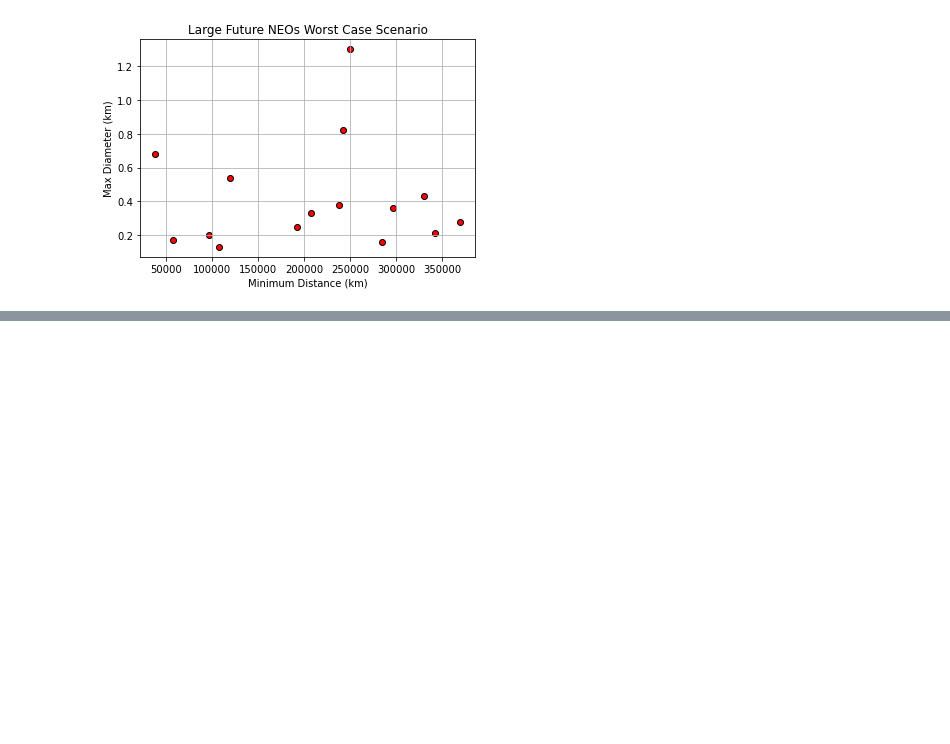
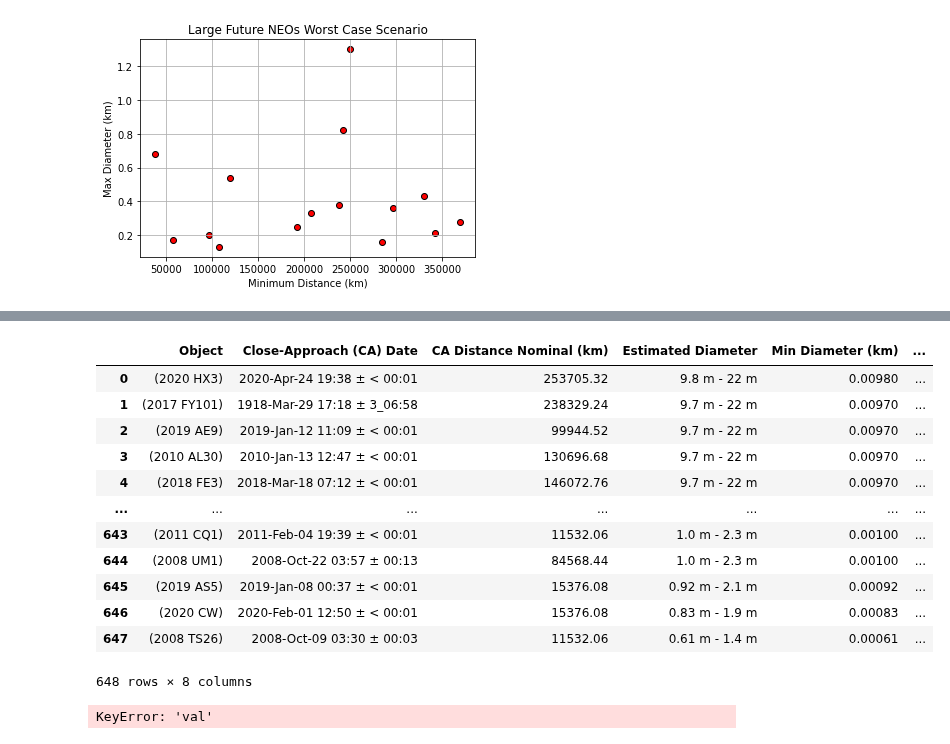
Before and after one commit to doublealogic/armageddon-neo-objects-space-junk, a Jupyter notebook: Data_Analysis/neo_main.ipynb, the cells around one changed output, grey strips where cells are left out. Drawn from its saved outputs; the diff is of its cells as text; code cells hidden in the pictures; blank space fills up the shorter version.

```diff
--- a/Data_Analysis/neo_main.ipynb
+++ b/Data_Analysis/neo_main.ipynb
@@ -130,0 +176,25 @@ plt.show()
+# %%
+# Create bins in which to place values based upon Max Diameter
+bins = [0, 49, 99, 999, 1999]
+# Create labels for these bins
+group_labels = ["0 to 49 m", "50 to 99 m", "100 to 999m", "1000 to 2000 m"]
+# %%
+# Slice the data and place it into bins
+pd.cut(past_neo_df["Max Diameter (m)"], bins, labels=group_labels)
+past_neo_df["bins"] = pd.cut(past_neo_df["Max Diameter (m)"], bins, labels=group_labels)
+# %%
+past_neo_df
+# %% [output]
+|  | Object | Close-Approach (CA) Date | CA Distance Nominal (km) | Estimated Diameter | Min Diameter (km) | ... |
+| 0 | (2020 HX3) | 2020-Apr-24 19:38 ± < 00:01 | 253705.32 | 9.8 m - 22 m | 0.00980 | ... |
+| 1 | (2017 FY101) | 1918-Mar-29 17:18 ± 3_06:58 | 238329.24 | 9.7 m - 22 m | 0.00970 | ... |
+| 2 | (2019 AE9) | 2019-Jan-12 11:09 ± < 00:01 | 99944.52 | 9.7 m - 22 m | 0.00970 | ... |
+| 3 | (2010 AL30) | 2010-Jan-13 12:47 ± < 00:01 | 130696.68 | 9.7 m - 22 m | 0.00970 | ... |
+| 4 | (2018 FE3) | 2018-Mar-18 07:12 ± < 00:01 | 146072.76 | 9.7 m - 22 m | 0.00970 | ... |
+| ... | ... | ... | ... | ... | ... | ... |
+| 643 | (2011 CQ1) | 2011-Feb-04 19:39 ± < 00:01 | 11532.06 | 1.0 m - 2.3 m | 0.00100 | ... |
+| 644 | (2008 UM1) | 2008-Oct-22 03:57 ± 00:13 | 84568.44 | 1.0 m - 2.3 m | 0.00100 | ... |
+| 645 | (2019 AS5) | 2019-Jan-08 00:37 ± < 00:01 | 15376.08 | 0.92 m - 2.1 m | 0.00092 | ... |
+| 646 | (2020 CW) | 2020-Feb-01 12:50 ± < 00:01 | 15376.08 | 0.83 m - 1.9 m | 0.00083 | ... |
+| 647 | (2008 TS26) | 2008-Oct-09 03:30 ± 00:03 | 11532.06 | 0.61 m - 1.4 m | 0.00061 | ... |
+648 rows × 8 columns
@@ -130,0 +204,4 @@ plt.show()
+# %%
+df_testing.plot.pie(y='val', title = "NEO Sizes in Meters", figsize=(13, 7), autopct='%1.1f%%', fontsize=12)
+# %% [output]
+KeyError: 'val'
```
Also changed, not shown: parts of 5 cells of this notebook.
